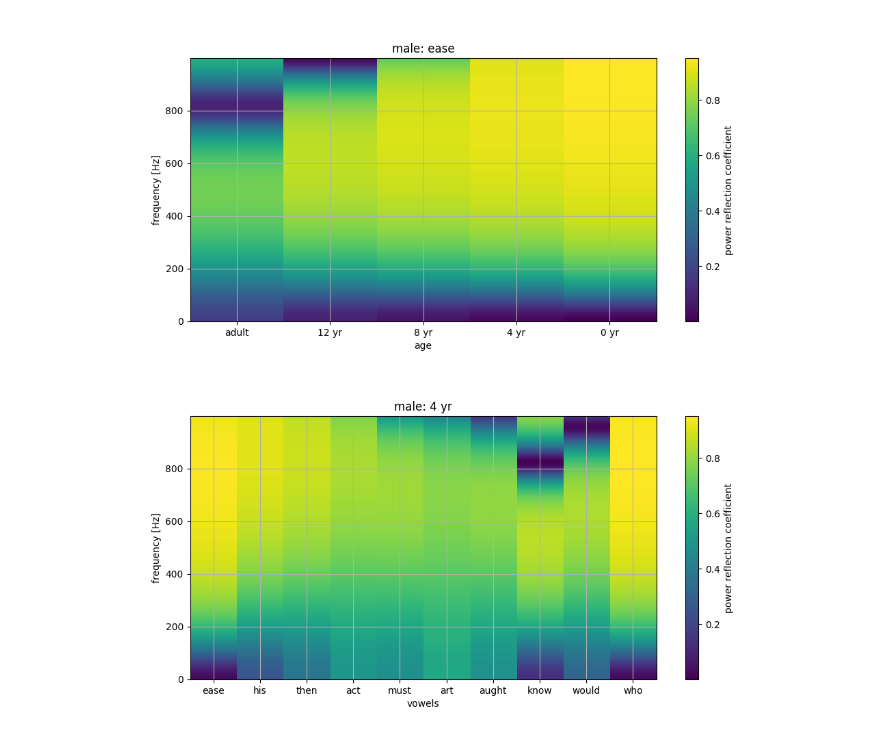
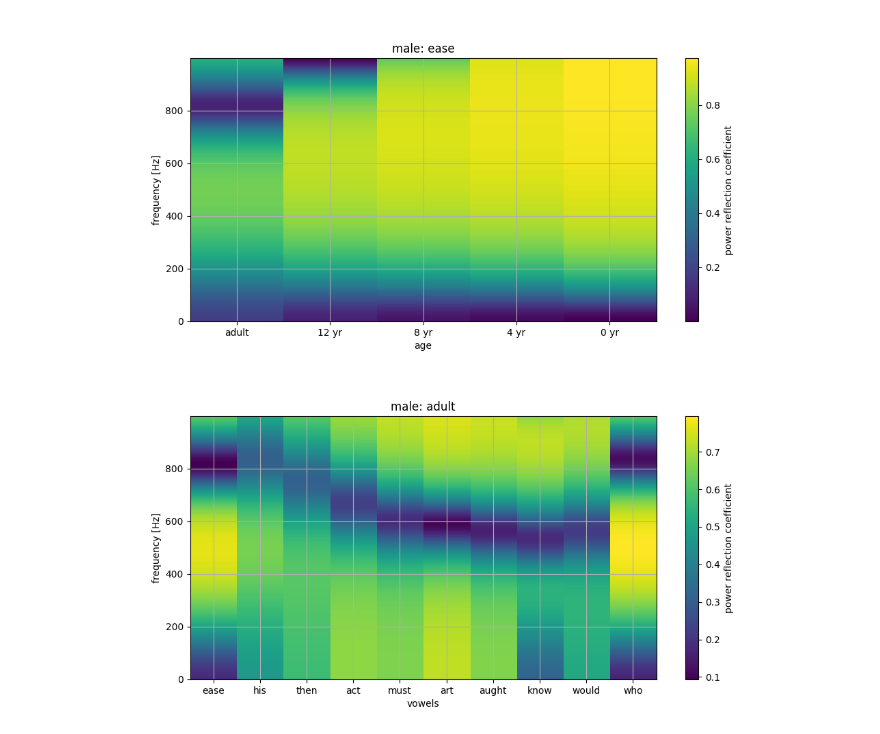
Before and after one commit to MammalianVoiceProduction/SOVTE, a Jupyter notebook: SOVTEs.ipynb, the cells around one changed output. Saved outputs shown, nothing was run; the diff lists cells and outputs as text; code cells hidden in the pictures.

```diff
--- a/SOVTEs.ipynb
+++ b/SOVTEs.ipynb
@@ -704,26 +719,26 @@ try:
 except:
     pass
 # %%
-figIm2, axIm = plt.subplots(figsize = (11, 5), clear = True)
+figIm2, axIm2 = plt.subplots(figsize = (11, 5), clear = True)
 figIm2.canvas.header_visible = False
 # %%
-vowelRpower = axIm.imshow(np.array([acoustics[sex][age][v]['Rpower'] for v in acoustics[sex][age].keys()]).T, aspect = 'auto', origin = 'lower', interpolation = 'nearest')
+vowelRpower = axIm2.imshow(np.array([acoustics[sex][age][v]['Rpower'] for v in acoustics[sex][age].keys()]).T, aspect = 'auto', origin = 'lower', interpolation = 'nearest')
 
-axIm.grid(which = 'both')
+axIm2.grid(which = 'both')
 
-axIm.set_xlabel('vowels')
+axIm2.set_xlabel('vowels')
 
 vowellabels = [v for v in acoustics[sex][age].keys()]
-axIm.set_xticks(range(len(vowellabels)), labels = vowellabels)
+axIm2.set_xticks(range(len(vowellabels)), labels = vowellabels)
 
-axIm.set_ylabel('frequency [Hz]')
+axIm2.set_ylabel('frequency [Hz]')
 
-plt.colorbar(mappable = vowelRpower, ax = axIm, location = 'right', label = 'power reflection coefficient')
+plt.colorbar(mappable = vowelRpower, ax = axIm2, location = 'right', label = 'power reflection coefficient')
 
-axIm.set_title(f"{sex}: {age}")
+axIm2.set_title(f"{sex}: {age}")
 
-figIm.canvas.draw()
+figIm2.canvas.draw()
 
-display(figIm.canvas)
+display(figIm2.canvas)
 # %% [output]
-[figure, old version]
+[figure, new version]
```
Also changed, not shown: parts of 31 cells of this notebook.
